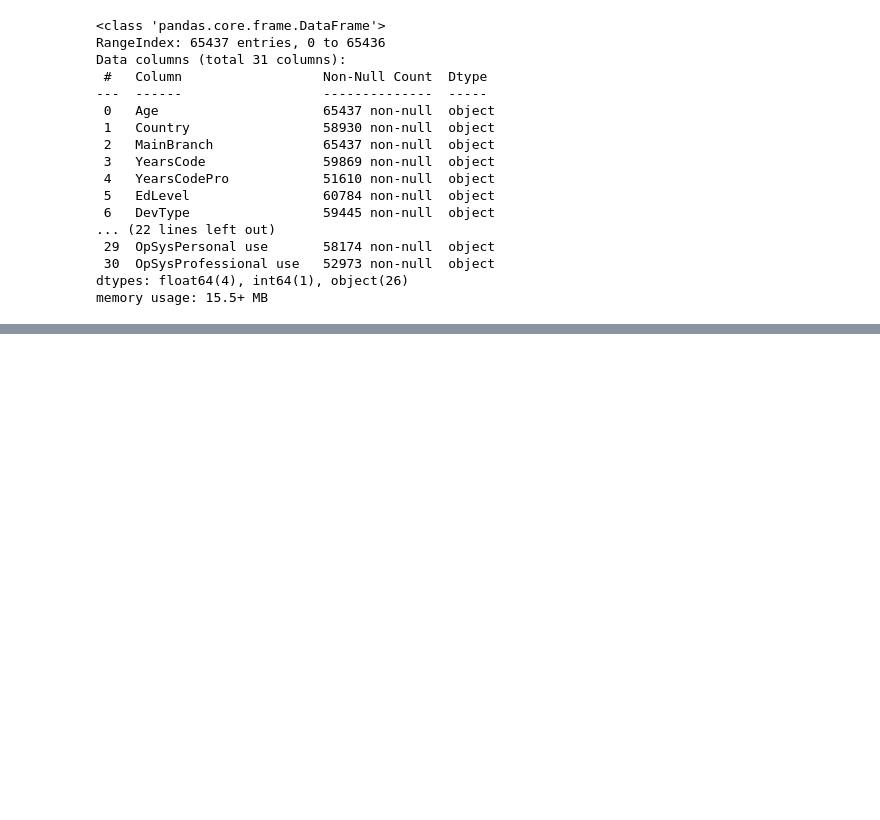
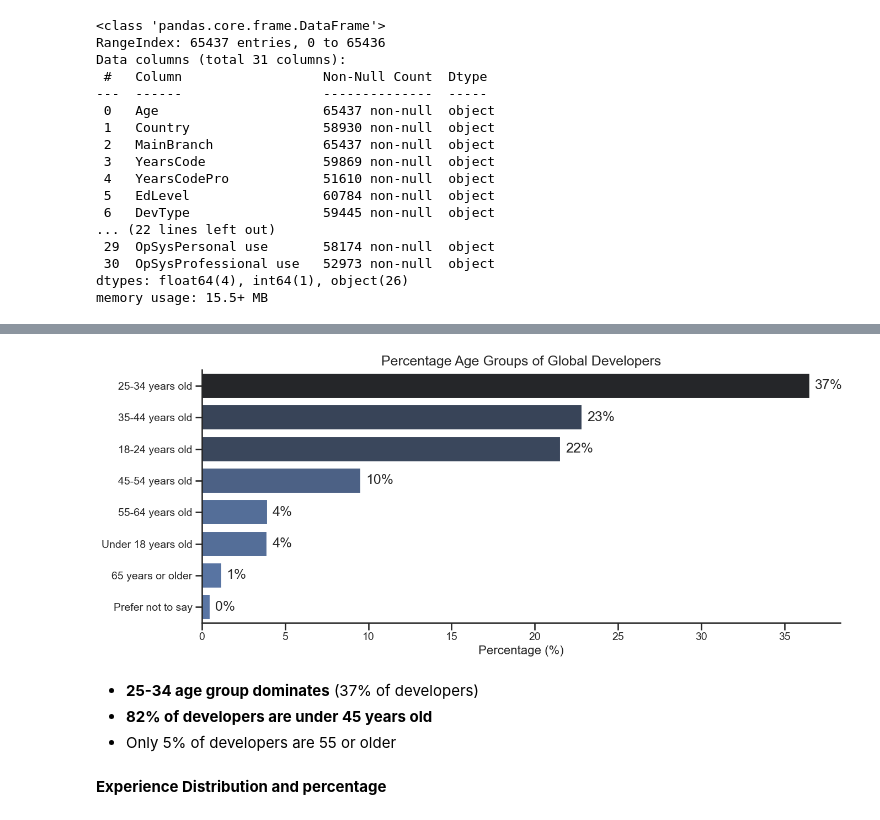
Before and after one commit to codeandcharts/stackoverflow_survey_clean_24, a Jupyter notebook: notebook/stack_overflow_eda.ipynb, the cells around one changed output, grey strips where cells are left out. Cells and saved outputs as stored; diff of their text form; code cells hidden in the pictures; blank space fills up the shorter version.

```diff
--- a/notebook/stack_overflow_eda.ipynb
+++ b/notebook/stack_overflow_eda.ipynb
@@ -66,6 +97,7 @@ plt.rcParams.update({
 # %%
-survey_df = pd.read_csv('./data/raw/survey_results_public.csv')
-col_data = pd.read_csv('data/raw/Cost_of_Living_Index_by_Country_2024.csv')
+# Load datasets
+survey_df = pd.read_csv('../data/raw/survey_results_public.csv')
+col_data = pd.read_csv('../data/raw/Cost_of_Living_Index_by_Country_2024.csv')
 # %%
 survey_df.head()
 # %% [output]
@@ -1096,0 +202,6 @@ This analysis provides valuable insights for developers, employers, educators, a
+# %%
+# Standardize country names (example)
+df['Country'] = df['Country'].str.replace('United Kingdom of Great Britain and Northern Ireland', "United Kingdom")
+# Convert experience columns to numeric
+df['YearsCode'] = pd.to_numeric(df.YearsCode, errors='coerce')
+df['YearsCodePro'] = pd.to_numeric(df.YearsCodePro, errors='coerce')
@@ -1096,0 +260,34 @@ This analysis provides valuable insights for developers, employers, educators, a
+# %%
+# Get counts and percentages
+counts = df["Age"].value_counts()
+total = len(df["Age"].dropna())
+percentages = counts / total * 100
+
+# Prepare DataFrame for plotting
+ageprc_df = pd.DataFrame({
+    'Age': percentages.index,
+    'Percentage': percentages.values
+})
+
+# Plot
+plt.figure(figsize=(14, 6))
+ax = sns.barplot(x='Percentage', y='Age', data=ageprc_df, hue='Percentage', palette=palette)
+
+# Annotate bars with percentages
+for i, perc in enumerate(ageprc_df['Percentage']):
+    ax.text(perc + 0.3, i, f"{perc:.0f}%", va='center')
+
+plt.title("Percentage Age Groups of Global Developers")
+plt.xlabel("Percentage (%)")
+plt.ylabel("")
+plt.legend().remove()
+plt.tight_layout()
+plt.show()
+# %% [output]
+[figure, added]
+# %% [markdown]
+- **25-34 age group dominates** (37% of developers)
+- **82% of developers are under 45 years old**
+- Only 5% of developers are 55 or older
+# %% [markdown]
+**Experience Distribution and percentage**
```
Also changed, not shown: parts of 198 cells of this notebook, 57 other files.
